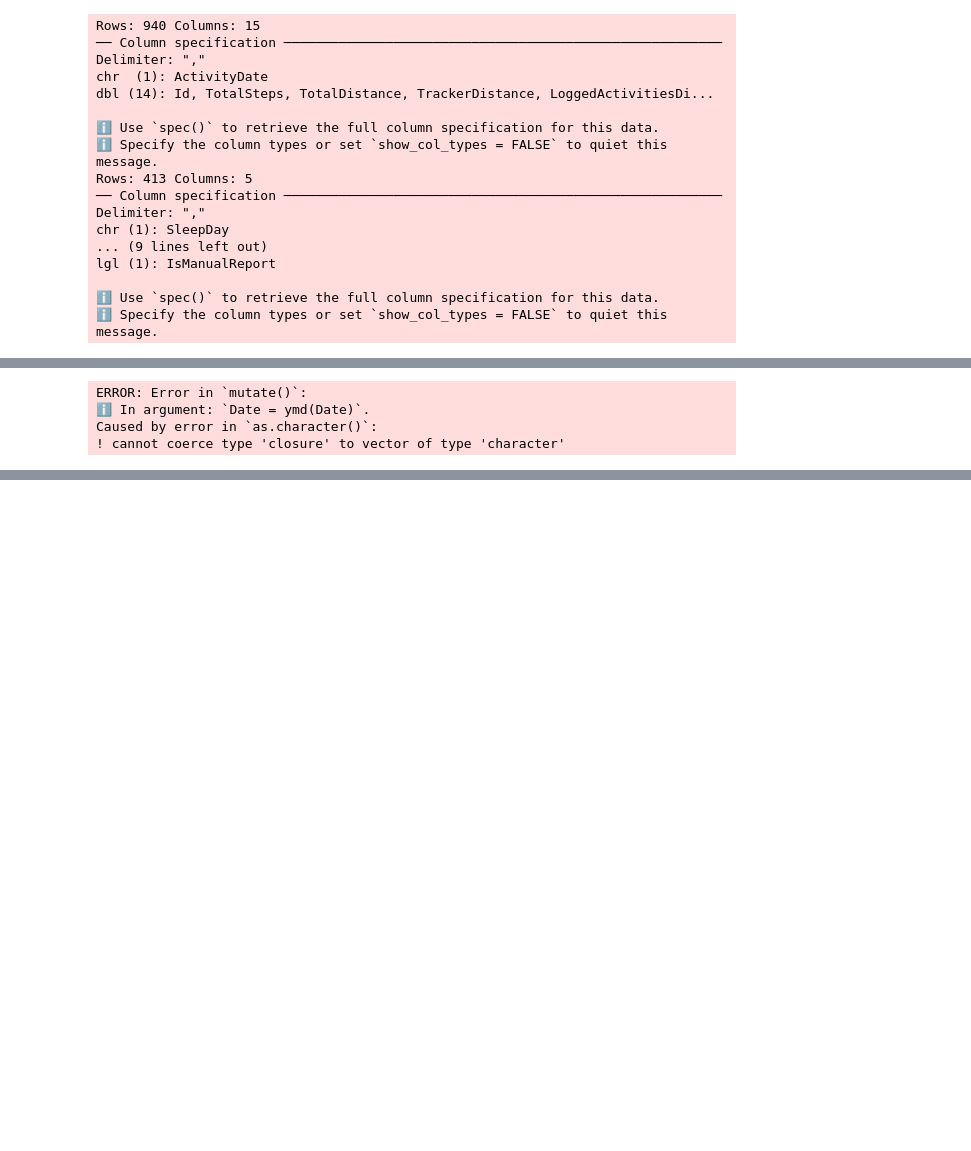
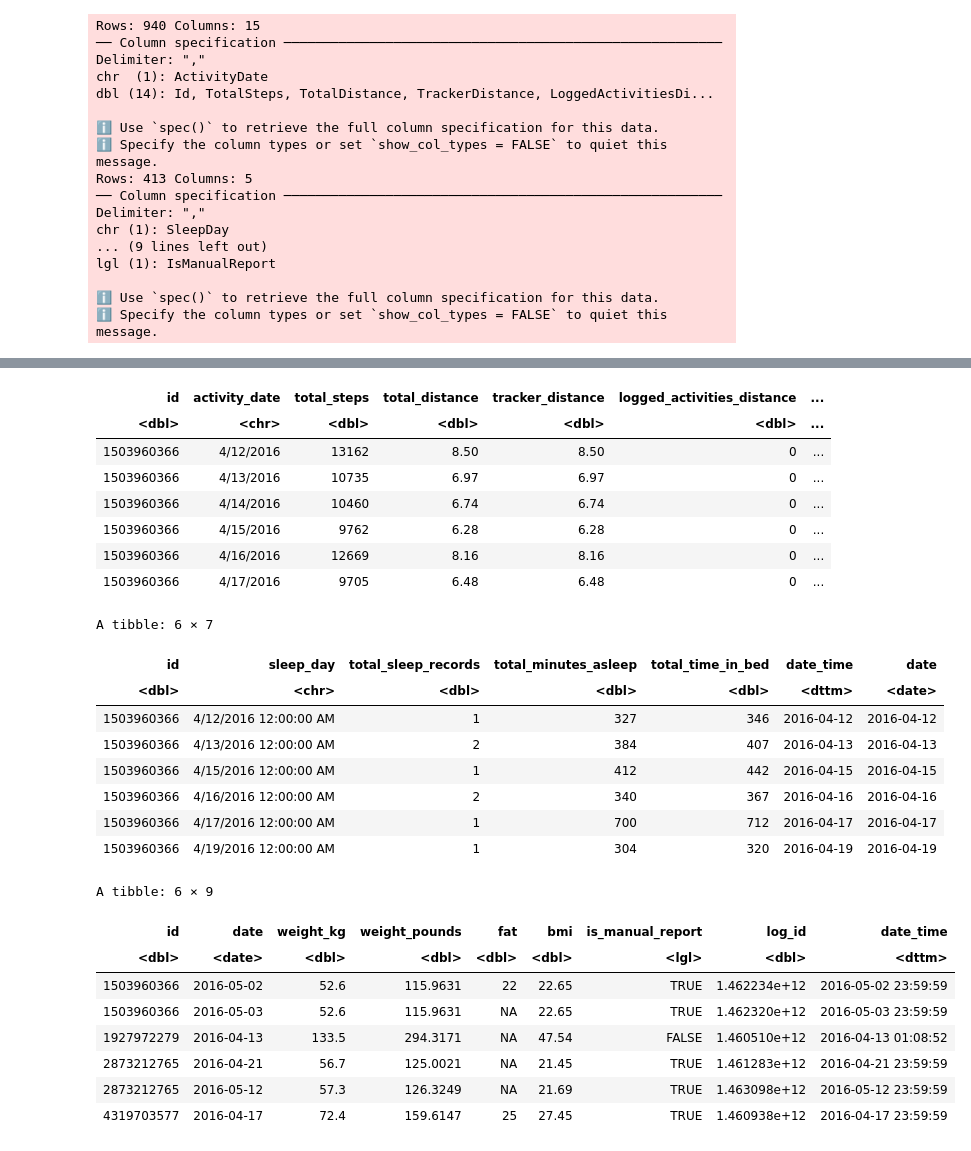
Before and after one commit to Isaac-Ndirangu-Muturi-749/FitBit_Tracker_Insights__Unveiling-Trends-in-Wellness-Technology-Consumer-Behavior, a Jupyter notebook: R_notebook.ipynb, the cells around one changed output, grey strips where cells are left out. Cells and saved outputs as stored; diff of their text form; code cells hidden in the pictures; blank space fills up the shorter version.

Commit message:
Kaggle Notebook | Fitbit Tracker Insights | Version 2

```diff
--- a/R_notebook.ipynb
+++ b/R_notebook.ipynb
@@ -150,27 +128,15 @@ A spec_tbl_df: 67 × 8
-# %%
-# Clean and format date columns
-daily_activity <- daily_activity %>%
-  mutate(Date = ymd(Date))
-daily_sleep <- daily_sleep %>%
-  mutate(Date = ymd(SleepDay))
-weight_info <- weight_info %>%
-  mutate(Date = ymd(Date))
-# %% [output]
-ERROR: Error in `mutate()`:
-ℹ In argument: `Date = ymd(Date)`.
-Caused by error in `as.character()`:
-! cannot coerce type 'closure' to vector of type 'character'
 # %%
 # Clean and format date columns
-# daily_activity <- daily_activity %>%
-#   rename(date = activitydate) %>%
-#   mutate(date = as_date(date, format = "%m/%d/%Y"))
-
-# daily_sleep <- daily_sleep %>%
-#   rename(date = sleepday) %>%
-#   mutate(date = as_date(date,format ="%m/%d/%Y %I:%M:%S %p" , tz=Sys.timezone()))
+daily_activity$date <- parse_date_time(daily_activity$activity_date, "%m/%d/%Y")
+daily_activity$date <- date(daily_activity$date)
+head(daily_activity)
 
 
-weight_info <- weight_info %>%
-  mutate(date = as_date(date,format ="%m/%d/%Y %I:%M:%S %p" , tz=Sys.timezone()))
+daily_sleep$date_time <- parse_date_time(daily_sleep$sleep_day, "%m/%d/%Y %I:%M:%S %p")
+daily_sleep$date <- date(daily_sleep$date_time)
+head(daily_sleep)
+
+weight_info$date_time <- parse_date_time(weight_info$date, "%m/%d/%Y %I:%M:%S %p")
+weight_info$date <- date(weight_info$date_time)
+head(weight_info)
 # %% [output]
@@ -182,0 +144,26 @@ Caused by warning:
+| id | activity_date | total_steps | total_distance | tracker_distance | logged_activities_distance | ... |
+| <dbl> | <chr> | <dbl> | <dbl> | <dbl> | <dbl> | ... |
+| 1503960366 | 4/12/2016 | 13162 | 8.50 | 8.50 | 0 | ... |
+| 1503960366 | 4/13/2016 | 10735 | 6.97 | 6.97 | 0 | ... |
+| 1503960366 | 4/14/2016 | 10460 | 6.74 | 6.74 | 0 | ... |
+| 1503960366 | 4/15/2016 | 9762 | 6.28 | 6.28 | 0 | ... |
+| 1503960366 | 4/16/2016 | 12669 | 8.16 | 8.16 | 0 | ... |
+| 1503960366 | 4/17/2016 | 9705 | 6.48 | 6.48 | 0 | ... |
+A tibble: 6 × 7
+| id | sleep_day | total_sleep_records | total_minutes_asleep | total_time_in_bed | date_time | date |
+| <dbl> | <chr> | <dbl> | <dbl> | <dbl> | <dttm> | <date> |
+| 1503960366 | 4/12/2016 12:00:00 AM | 1 | 327 | 346 | 2016-04-12 | 2016-04-12 |
+| 1503960366 | 4/13/2016 12:00:00 AM | 2 | 384 | 407 | 2016-04-13 | 2016-04-13 |
+| 1503960366 | 4/15/2016 12:00:00 AM | 1 | 412 | 442 | 2016-04-15 | 2016-04-15 |
+| 1503960366 | 4/16/2016 12:00:00 AM | 2 | 340 | 367 | 2016-04-16 | 2016-04-16 |
+| 1503960366 | 4/17/2016 12:00:00 AM | 1 | 700 | 712 | 2016-04-17 | 2016-04-17 |
+| 1503960366 | 4/19/2016 12:00:00 AM | 1 | 304 | 320 | 2016-04-19 | 2016-04-19 |
+A tibble: 6 × 9
+| id | date | weight_kg | weight_pounds | fat | bmi | is_manual_report | log_id | date_time |
+| <dbl> | <date> | <dbl> | <dbl> | <dbl> | <dbl> | <lgl> | <dbl> | <dttm> |
+| 1503960366 | 2016-05-02 | 52.6 | 115.9631 | 22 | 22.65 | TRUE | 1.462234e+12 | 2016-05-02 23:59:59 |
+| 1503960366 | 2016-05-03 | 52.6 | 115.9631 | NA | 22.65 | TRUE | 1.462320e+12 | 2016-05-03 23:59:59 |
+| 1927972279 | 2016-04-13 | 133.5 | 294.3171 | NA | 47.54 | FALSE | 1.460510e+12 | 2016-04-13 01:08:52 |
+| 2873212765 | 2016-04-21 | 56.7 | 125.0021 | NA | 21.45 | TRUE | 1.461283e+12 | 2016-04-21 23:59:59 |
+| 2873212765 | 2016-05-12 | 57.3 | 126.3249 | NA | 21.69 | TRUE | 1.463098e+12 | 2016-05-12 23:59:59 |
+| 4319703577 | 2016-04-17 | 72.4 | 159.6147 | 25 | 27.45 | TRUE | 1.460938e+12 | 2016-04-17 23:59:59 |
```
Also changed, not shown: parts of 7 cells of this notebook.
